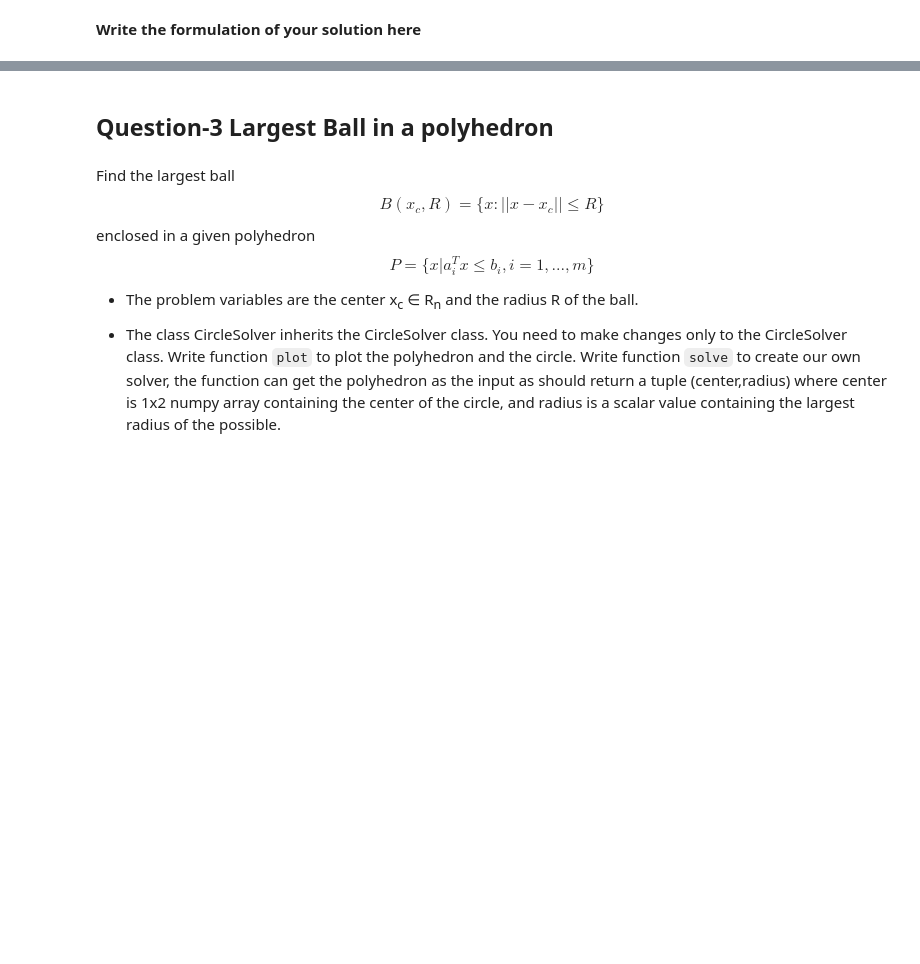
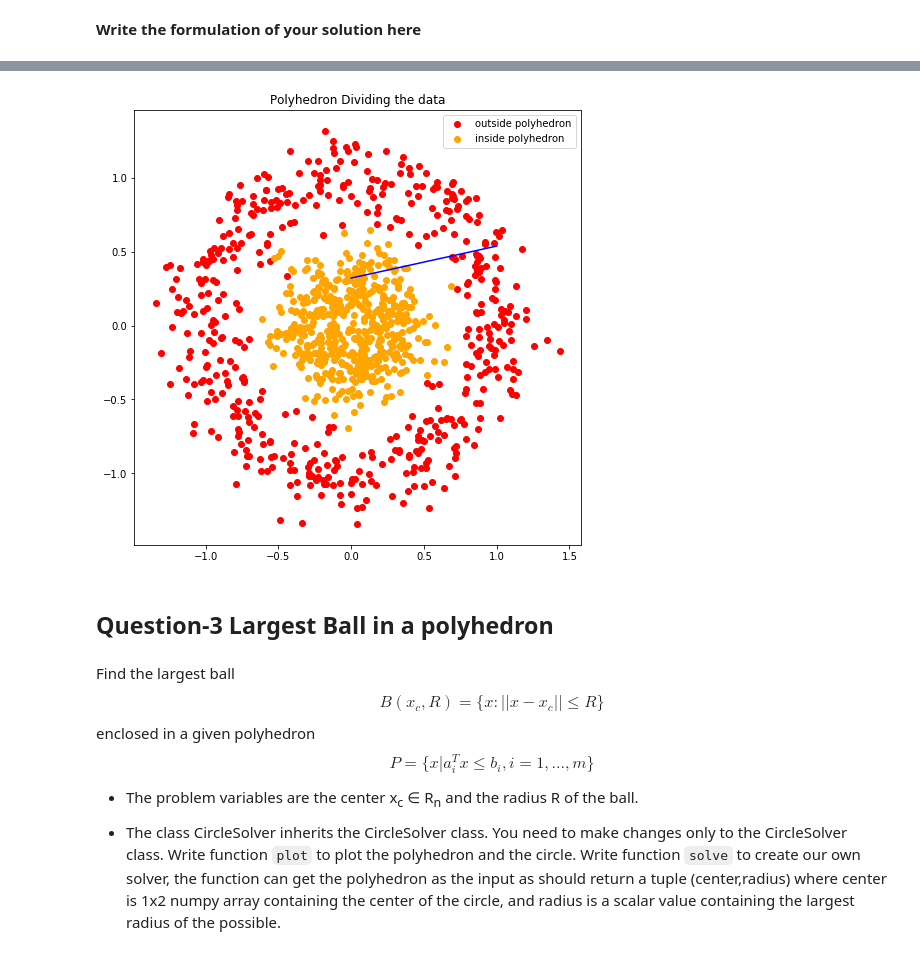
Before and after one commit to 20188202010/OM_Puzzles, a Jupyter notebook: OM_Assignment_1.ipynb, the cells around one changed output, grey strips where cells are left out. Saved outputs shown, nothing was run; the diff lists cells and outputs as text; code cells hidden in the pictures; blank space fills up the shorter version.

```diff
--- a/OM_Assignment_1.ipynb
+++ b/OM_Assignment_1.ipynb
@@ -451,0 +411,87 @@ solver.solve()
+# %%
+import itertools
+class PolyhedronSolver(Polyhedron):
+  def __init__(self):
+    super(PolyhedronSolver,self).__init__()
+    self.x = cp.Variable(2)
+    self.X = []
+    pass
+
+  def plot(self):
+    x = np.arange(2)
+    fig = plt.figure(figsize=(8,8)) # Create 8x8 inches figure
+    ax = fig.add_subplot(111) # Create a graph inside the figure
+    ax.scatter(self.S1[:,0],self.S1[:,1],c="red",label="outside polyhedron") # Plot S1
+    ax.scatter(self.S2[:,0],self.S2[:,1],c="orange",label="inside polyhedron") # PlotS2
+    for i in self.X:
+        print (i)
+        plt.plot(x, i[0] * x + i[1], 'b')
+
+    ax.set_title("Polyhedron Dividing the data")
+    plt.legend()
+    plt.show()
+
+  def helper(self, start, end):
+    list1 = self.S2[start:end,:].tolist()
+
+    # using itertools
+    temp = list(itertools.product(list1, list1))
+
+    # output list initialization
+    out = []
+
+    # iteration
+    for elem in temp:
+        if elem[0]!= elem[1]:
+            out.append(elem)
+
+    # printing output
+
+    x = np.array(range(0,100))
+    A = []
+    B = []
+
+
+    for (P0,P1) in out[:10]:
+#         print('taking point {}, {}'.format(P0,P1))
+        x1, y1 = P0[0], P0[1]
+        x2, y2 = P1[0], P1[1]
+        num = y2 - y1
+        den = x2 - x1
+        if num == 0:
+            y = y1
+
+        elif den == 0:
+            x = x1
+
+        else:
+            slope = num/den
+            y = slope * (x - x1) + y1
+#         print('coefficient of y: {}, x: {}, c: {}'.format(1,-slope, -slope*x1+y1))
+        a = -slope
+        b = 1
+        c = -slope*x1 + y1
+        A.append([a, b])
+        B += [c]
+    A = np.array(A)
+    B = np.array(B)
+    return A, B
+
+  def solve(self):
+    constraints = []
+    A, B = self.helper(0,10)
+    c1 = [A*self.x >= B]
+#     c2 = [i <= self.a*j + self.b - delta for (i,j) in self.S2[:10,:]]
+    constraints += c1
+#     constraints += c2
+
+    objective = cp.Maximize(0)
+    prob = cp.Problem(objective, constraints)
+    result = prob.solve()
+    print(self.x.value)
+    self.X.append(self.x.value.tolist())
+    return
+solver = PolyhedronSolver()
+solver.solve()
+solver.plot()
+# %% [output]
@@ -452,3 +500,4 @@ solver.solve()
+[figure, added]
 # %% [markdown]
 ## Question-3  Largest Ball in a polyhedron
 # %% [markdown]
```
Also changed, not shown: parts of 8 cells of this notebook.
